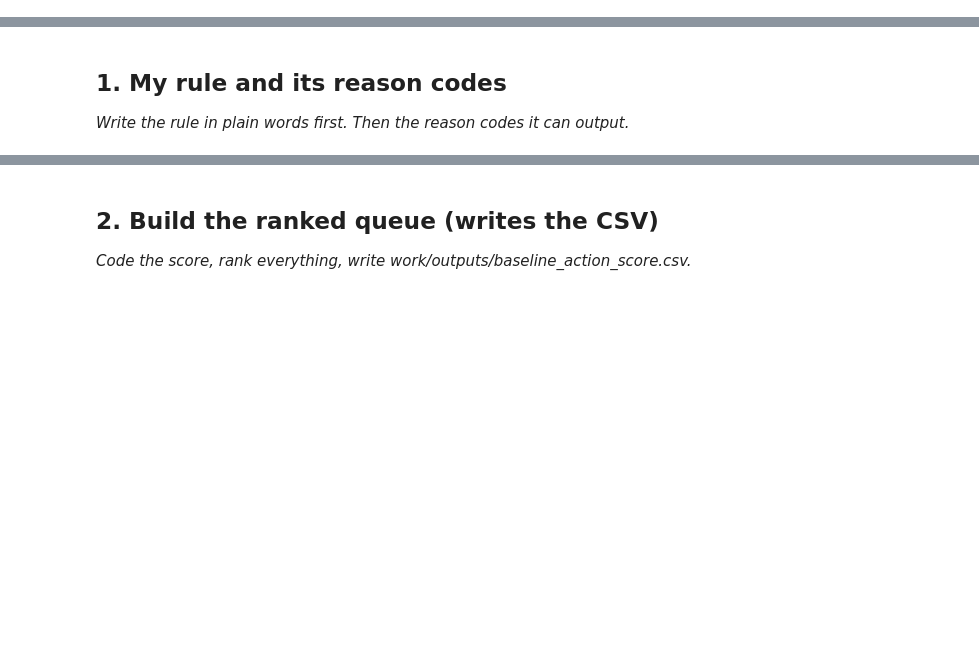
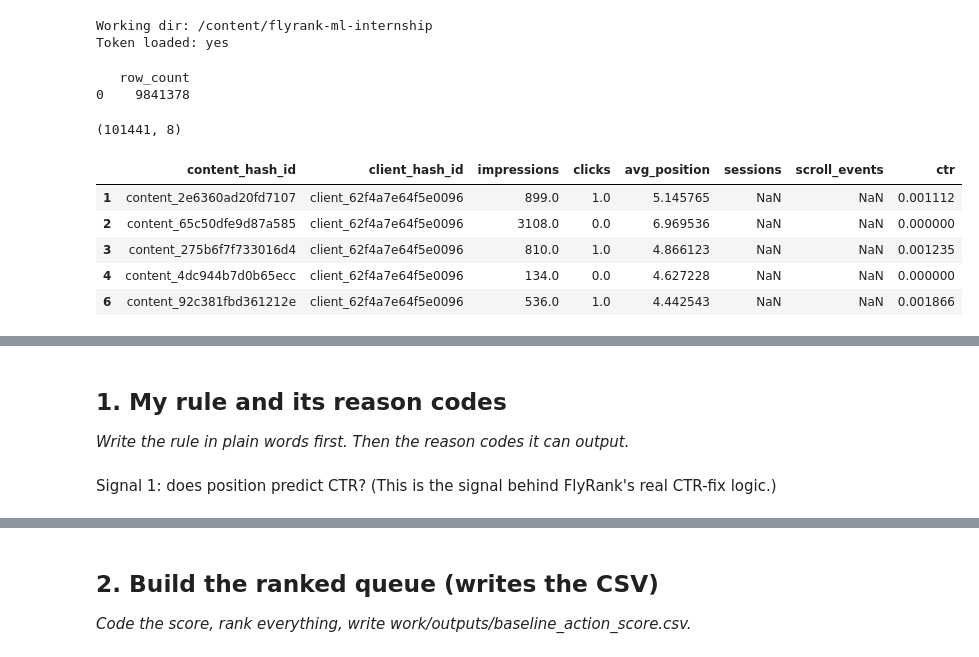
Before and after one commit to datdigitaladdict/flyrank-ml-internship, a Jupyter notebook: work/notebooks/w04_baseline_score.ipynb, the cells around one changed output, grey strips where cells are left out. Drawn from its saved outputs; the diff is of its cells as text; code cells hidden in the pictures; blank space fills up the shorter version.

```diff
--- a/work/notebooks/w04_baseline_score.ipynb
+++ b/work/notebooks/w04_baseline_score.ipynb
@@ -1,3 +1,76 @@
+# %%
+import os, sys, subprocess
+
+IN_COLAB = "google.colab" in sys.modules
+REPO_URL = "https://github.com/datdigitaladdict/flyrank-ml-internship"
+REPO_DIR = "flyrank-ml-internship"
+
+if IN_COLAB:
+    if not os.path.isdir(REPO_DIR):
+        subprocess.run(["git", "clone", "--depth", "1", REPO_URL, REPO_DIR], check=True)
+    os.chdir(REPO_DIR)
+    subprocess.run([sys.executable, "-m", "pip", "install", "-q", "duckdb", "huggingface_hub"], check=True)
+
+print("Working dir:", os.getcwd())
+
+from google.colab import userdata
+hf_token = userdata.get('HF_TOKEN')
+print("Token loaded:", "yes" if hf_token else "no")
+# %% [output]
+Working dir: /content/flyrank-ml-internship
+Token loaded: yes
+# %%
+import duckdb
+
+con = duckdb.connect()
+con.execute("INSTALL httpfs;")
+con.execute("LOAD httpfs;")
+con.execute(f"""
+    CREATE SECRET hf_secret (
+        TYPE HUGGINGFACE,
+        TOKEN '{hf_token}'
+    );
+""")
+
+hf_base = "hf://datasets/FlyRank/internship-warehouse"
+month_path = f"{hf_base}/fact_content_daily_performance/month=2026-03/data_0.parquet"
+
+test = con.execute(f"SELECT COUNT(*) AS row_count FROM read_parquet('{month_path}')").df()
+print(test)
+# %% [output]
+   row_count
+0    9841378
+# %%
+import pandas as pd
+
+df = con.execute(f"""
+    SELECT
+        content_hash_id,
+        client_hash_id,
+        SUM(gsc_impressions) as impressions,
+        SUM(gsc_clicks) as clicks,
+        AVG(gsc_avg_position) as avg_position,
+        SUM(ga4_sessions) as sessions,
+        SUM(scroll_events) as scroll_events
+    FROM read_parquet('{month_path}')
+    GROUP BY content_hash_id, client_hash_id
+""").df()
+
+# Filter to pages with real visibility, to avoid divide-by-zero noise
+df = df[df["impressions"] > 0].copy()
+# Require a minimum volume before trusting a CTR signal, avoids near-meaningless ties from tiny sample sizes
+df = df[df["impressions"] >= 100].copy()
+df["ctr"] = df["clicks"] / df["impressions"]
+print(df.shape)
+df.head()
+# %% [output]
+(101441, 8)
+|  | content_hash_id | client_hash_id | impressions | clicks | avg_position | sessions | scroll_events | ctr |
+| 1 | content_2e6360ad20fd7107 | client_62f4a7e64f5e0096 | 899.0 | 1.0 | 5.145765 | NaN | NaN | 0.001112 |
+| 2 | content_65c50dfe9d87a585 | client_62f4a7e64f5e0096 | 3108.0 | 0.0 | 6.969536 | NaN | NaN | 0.000000 |
+| 3 | content_275b6f7f733016d4 | client_62f4a7e64f5e0096 | 810.0 | 1.0 | 4.866123 | NaN | NaN | 0.001235 |
+| 4 | content_4dc944b7d0b65ecc | client_62f4a7e64f5e0096 | 134.0 | 0.0 | 4.627228 | NaN | NaN | 0.000000 |
+| 6 | content_92c381fbd361212e | client_62f4a7e64f5e0096 | 536.0 | 1.0 | 4.442543 | NaN | NaN | 0.001866 |
 # %% [markdown]
 # ML-07 — Baseline Action Score and Top-20 Review
 
@@ -15,0 +86,2 @@ This skeleton is yours to fill. Work the sections **in order** — each one has
+# %% [markdown]
+Signal 1: does position predict CTR? (This is the signal behind FlyRank's real CTR-fix logic.)
```
Also changed, not shown: parts of 10 cells of this notebook.
